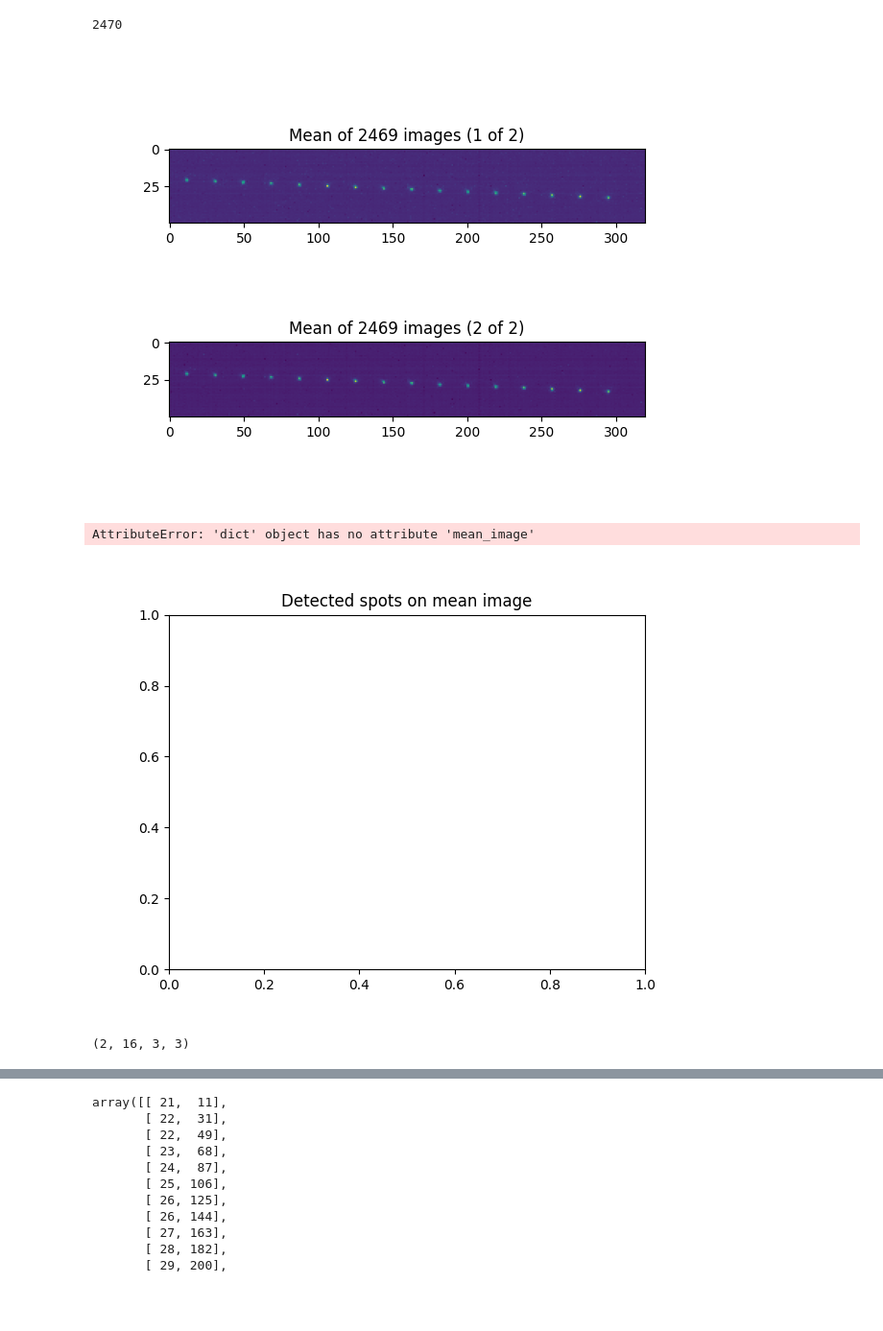
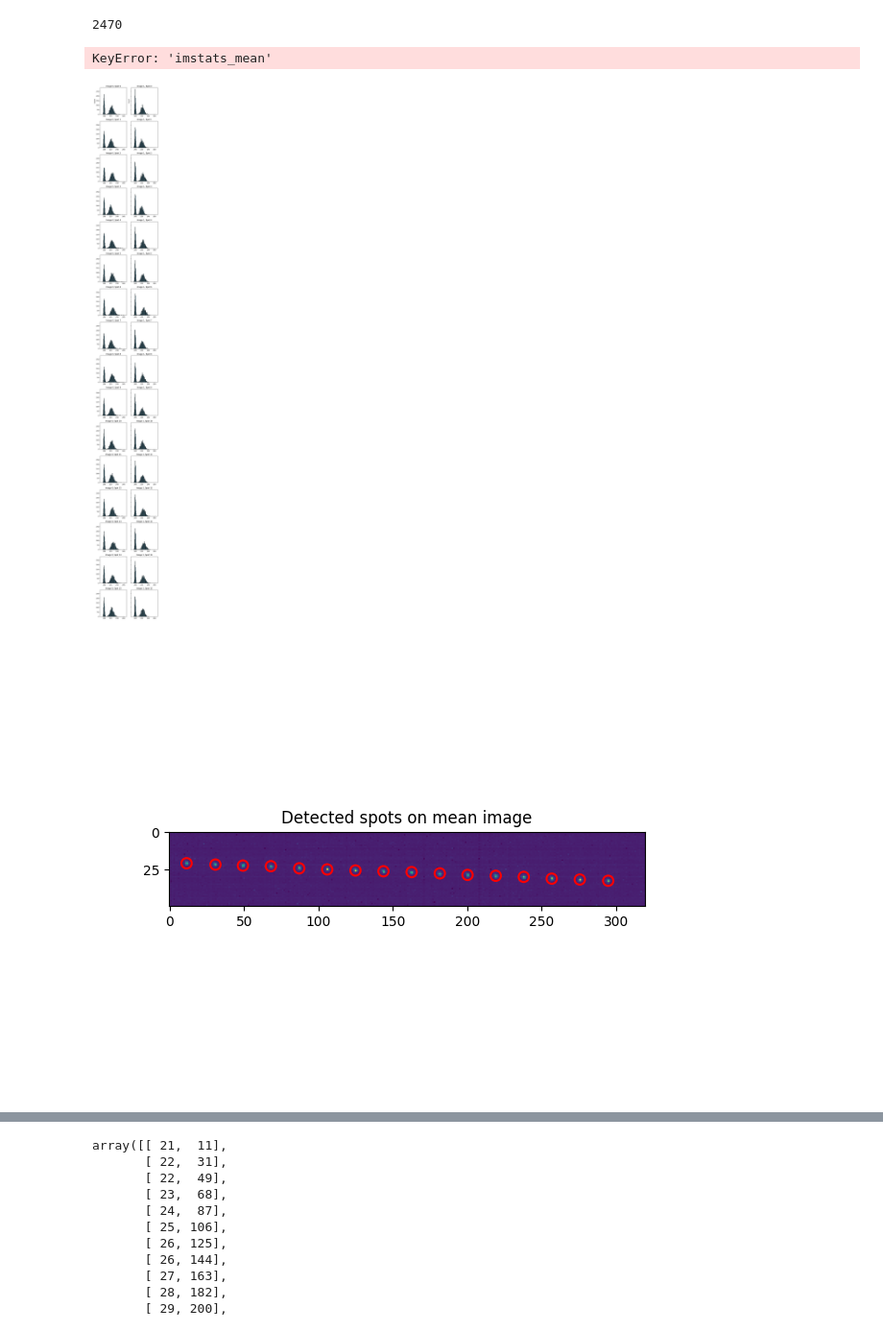
Before and after one commit to rydyb/pydatatom, a Jupyter notebook: notebooks/2 Pipeline.ipynb, the cells around one changed output, grey strips where cells are left out. Shown at 96% size. Cells and saved outputs as stored; diff of their text form; code cells hidden in the pictures; blank space fills up the shorter version.

Commit message:
completed histogram part of AtomCountStep

```diff
--- a/notebooks/2 Pipeline.ipynb
+++ b/notebooks/2 Pipeline.ipynb
@@ -22,21 +22,19 @@ len(dataset)
 # %%
 pipeline = Pipeline(steps=[
     TransformStep(PickKey("image")),
-    MeanImageStep(),
+    ImageMeanStep(),
     AtomCropStep(atom_num=16),
+    AtomCountStep(),
 ])
 
 data = pipeline.run(dataset)
+# %% [output]
+KeyError: 'imstats_mean'
 # %%
-pipeline.plot_step(1)
+pipeline.plot_step(3)
 # %% [output]
-[figure, old version]
+[figure, new version]
 # %%
 pipeline.plot_step(2)
 # %% [output]
-AttributeError: 'dict' object has no attribute 'mean_image'
-[figure, old version]
+[figure, new version]
-# %%
-data[0].shape
-# %% [output]
-(2, 16, 3, 3)
```
Also changed, not shown: parts of 6 cells of this notebook, 8 other files.
